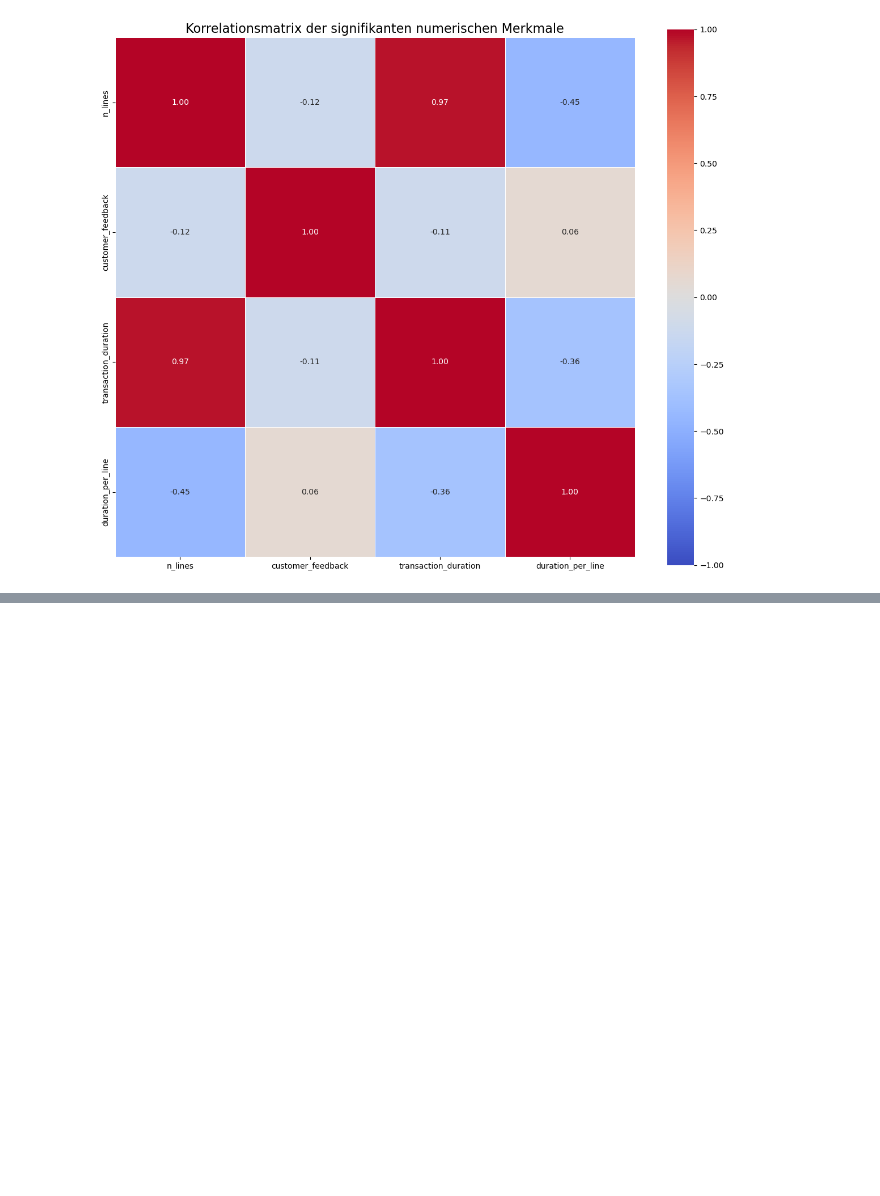
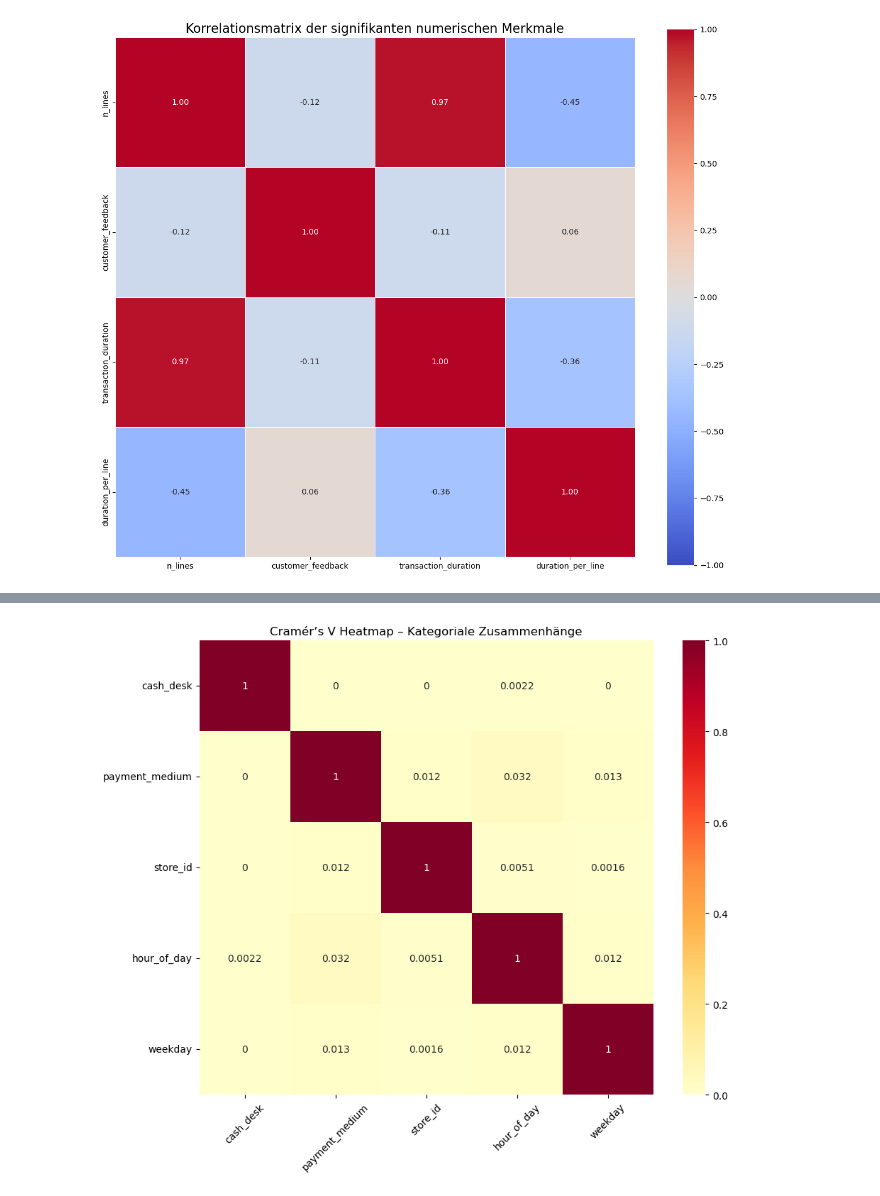
Before and after one commit to zurdavid/projektpraktikum-datascience, a Jupyter notebook: Exploration_transactions.ipynb, the cells around one changed output, grey strips where cells are left out. Saved outputs shown, nothing was run; the diff lists cells and outputs as text; code cells hidden in the pictures; blank space fills up the shorter version.

```diff
--- a/Exploration_transactions.ipynb
+++ b/Exploration_transactions.ipynb
@@ -287,0 +309,41 @@ plt.show()
+# %%
+from scipy.stats import chi2_contingency
+
+def cramers_v(x, y):
+    """Berechnet Cramér’s V zwischen zwei kategorialen Variablen."""
+    confusion_matrix = pd.crosstab(x, y)
+    if confusion_matrix.shape[0] < 2 or confusion_matrix.shape[1] < 2:
+        return np.nan  # keine sinnvolle Berechnung möglich
+    chi2, _, _, _ = chi2_contingency(confusion_matrix)
+    n = confusion_matrix.sum().sum()
+    phi2 = chi2 / n
+    r, k = confusion_matrix.shape
+    # Bias-Korrektur nach Bergsma
+    phi2corr = max(0, phi2 - ((k - 1)*(r - 1))/(n - 1))
+    rcorr = r - ((r - 1)**2)/(n - 1)
+    kcorr = k - ((k - 1)**2)/(n - 1)
+    return np.sqrt(phi2corr / min((kcorr - 1), (rcorr - 1)))
+
+def cramers_v_matrix(df, categorical_columns):
+    """Erstellt eine Matrix aller Cramér’s V-Werte für kategoriale Variablen."""
+    matrix = pd.DataFrame(index=categorical_columns, columns=categorical_columns, dtype=float)
+    for col1 in categorical_columns:
+        for col2 in categorical_columns:
+            if col1 == col2:
+                matrix.loc[col1, col2] = 1.0
+            else:
+                matrix.loc[col1, col2] = cramers_v(df[col1], df[col2])
+    return matrix
+
+# Berechnung und Visualisierung
+cramers_matrix = cramers_v_matrix(labeled, categorical_columns)
+
+plt.figure(figsize=(10, 8))
+sns.heatmap(cramers_matrix, annot=True, cmap="YlOrRd", vmin=0, vmax=1, square=True)
+plt.title("Cramér’s V Heatmap – Kategoriale Zusammenhänge")
+plt.xticks(rotation=45)
+plt.yticks(rotation=0)
+plt.tight_layout()
+plt.show()
+# %% [output]
+[figure, added]
```
Also changed, not shown: parts of 4 cells of this notebook.
